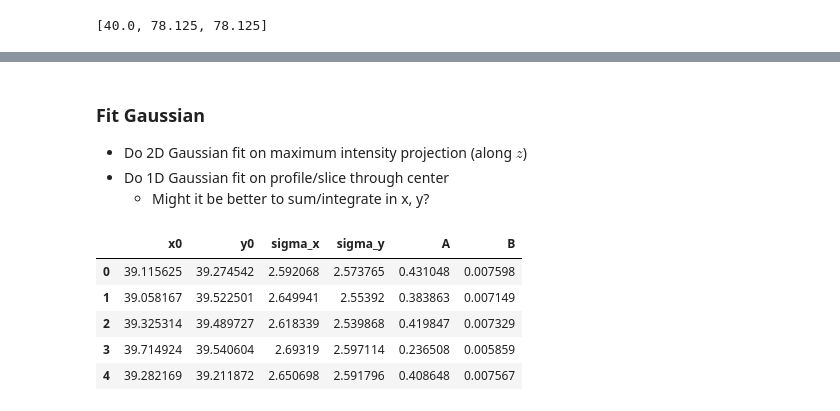
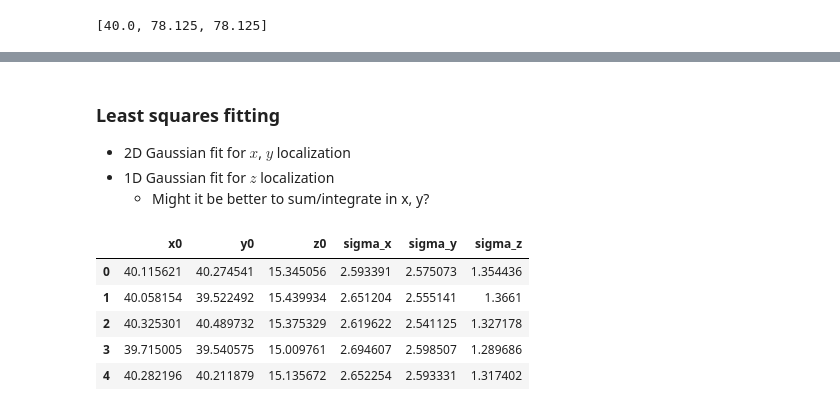
Before and after one commit to hoogenboom-group/PSF-Extractor, a Jupyter notebook: notebooks/walkthrough.ipynb, the cells around one changed output, grey strips where cells are left out. Cells and saved outputs as stored; diff of their text form; code cells hidden in the pictures.

```diff
--- a/notebooks/walkthrough.ipynb
+++ b/notebooks/walkthrough.ipynb
@@ -322,0 +345,17 @@ for i, substack in enumerate(substacks):
+# %%
+# Collect PCCs
+pccs = []
+# Iterate through every (unique) pair of PSFs
+ij = list(combinations(range(len(psfs)), 2))
+for i, j in tqdm(ij, total=len(ij)):
+
+    # Get pairs of PSFs
+    mip_i = np.max(psfs[i], axis=0)
+    mip_j = np.max(psfs[j], axis=0)
+    # Calculate PCC of maximum intensity projections
+    pcc, _ = pearsonr(mip_i.ravel(),
+                      mip_j.ravel())
+    pccs.append(pcc)
+
+# Convert to array
+pccs = np.array(pccs)
@@ -323,7 +409,7 @@ for i, substack in enumerate(substacks):
 # %% [markdown]
-### Fit Gaussian
-* Do 2D Gaussian fit on maximum intensity projection (along $z$)
-* Do 1D Gaussian fit on profile/slice through center
+### Least squares fitting
+* 2D Gaussian fit for $x$, $y$ localization
+* 1D Gaussian fit for $z$ localization
   * Might it be better to sum/integrate in x, y?
 # %%
 from scipy.optimize import curve_fit
@@ -332,23 +419,35 @@ from psf_extractor import gaussian_2D, fit_gaussian_2D
+# %%
+# Re-extract PSFs based on updated feature set
+psfs, df_features = extract_psfs(stack, df_features_, shape_psf)
 # %%
-columns = ['x0', 'y0', 'sigma_x', 'sigma_y', 'A', 'B']
-df_ = pd.DataFrame(columns=columns)
+# Initialize localization DataFrame
+columns = ['x0', 'y0', 'z0', 'sigma_x', 'sigma_y', 'sigma_z']
+df_loc = pd.DataFrame(columns=columns)
 
-for i, substack in enumerate(substacks):
+# Loop through PSFs
+for i, psf in enumerate(psfs):
 
+    # 2D Fit
+    # ------
     # Take maximum intensity projection
-    mip = np.max(substack, axis=0)
+    mip = np.max(psf, axis=0)
+    x0, y0, sigma_x, sigma_y, A, B = fit_gaussian_2D(mip)
 
-    # Least squares fit
-    popt = fit_gaussian_2D(mip)
+    # 1D Fit
+    # ------
+    # Take z slice through x0, y0
+    z_slice = psf[:,int(x0),int(y0)]
+    z0, sigma_z, A, B = fit_gaussian_1D(z_slice)
 
-    #
-    df_.loc[i, columns] = popt
+    # Populate DataFrame
+    df_loc.loc[i, columns] = [x0, y0, z0, sigma_x, sigma_y, sigma_z]
 
-df_.head()
+# Preview DataFrame
+df_loc.head()
 # %% [output]
-|  | x0 | y0 | sigma_x | sigma_y | A | B |
-| 0 | 39.115625 | 39.274542 | 2.592068 | 2.573765 | 0.431048 | 0.007598 |
-| 1 | 39.058167 | 39.522501 | 2.649941 | 2.55392 | 0.383863 | 0.007149 |
-| 2 | 39.325314 | 39.489727 | 2.618339 | 2.539868 | 0.419847 | 0.007329 |
-| 3 | 39.714924 | 39.540604 | 2.69319 | 2.597114 | 0.236508 | 0.005859 |
-| 4 | 39.282169 | 39.211872 | 2.650698 | 2.591796 | 0.408648 | 0.007567 |
+|  | x0 | y0 | z0 | sigma_x | sigma_y | sigma_z |
+| 0 | 40.115621 | 40.274541 | 15.345056 | 2.593391 | 2.575073 | 1.354436 |
+| 1 | 40.058154 | 39.522492 | 15.439934 | 2.651204 | 2.555141 | 1.3661 |
+| 2 | 40.325301 | 40.489732 | 15.375329 | 2.619622 | 2.541125 | 1.327178 |
+| 3 | 39.715005 | 39.540575 | 15.009761 | 2.694607 | 2.598507 | 1.289686 |
+| 4 | 40.282196 | 40.211879 | 15.135672 | 2.652254 | 2.593331 | 1.317402 |
```
Also changed, not shown: parts of 51 cells of this notebook, 1 other file.
